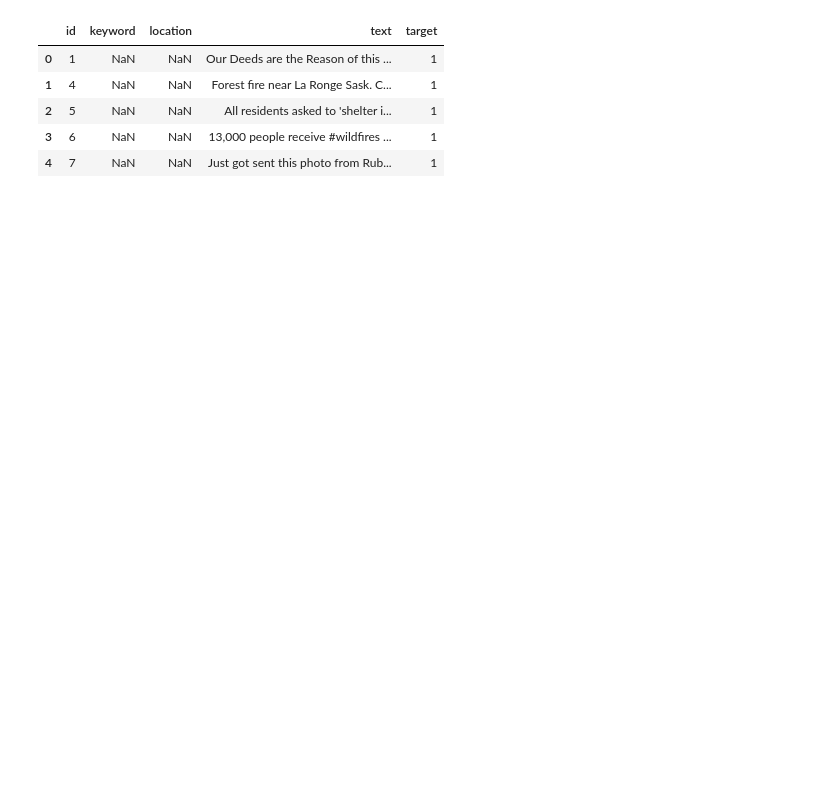
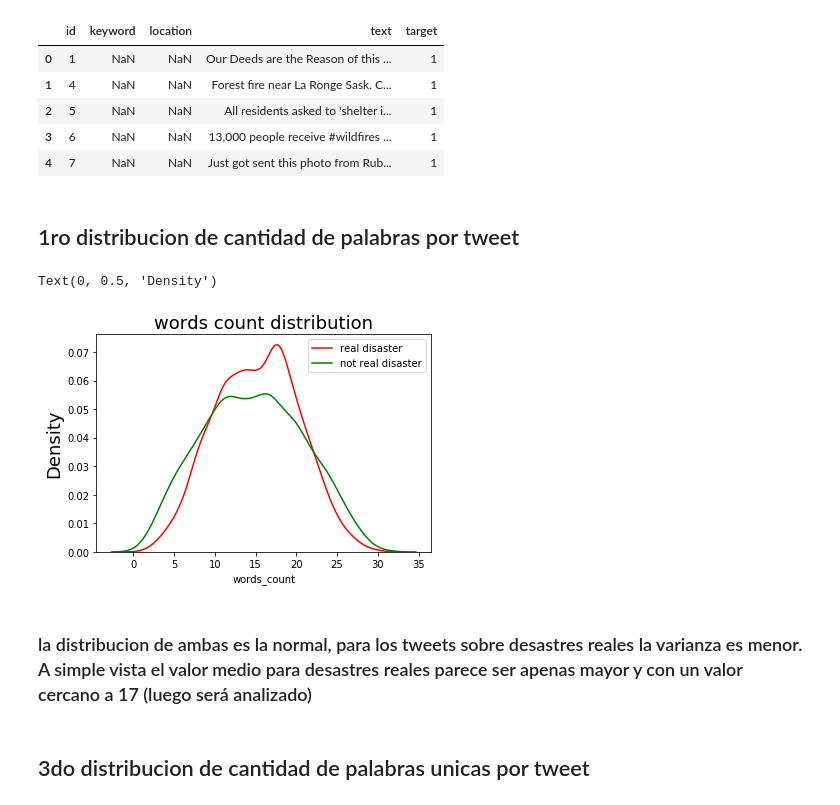
Before and after one commit to AlurrAldrey/OrgaDatosTP, a Jupyter notebook: tp1/unique_words.ipynb, the cells around one changed output. Cells and saved outputs as stored; diff of their text form; code cells hidden in the pictures; blank space fills up the shorter version.

```diff
--- a/tp1/unique_words.ipynb
+++ b/tp1/unique_words.ipynb
@@ -15,3 +15,5 @@ df.head()
 | 2 | 5 | NaN | NaN | All residents asked to 'shelter i... | 1 |
 | 3 | 6 | NaN | NaN | 13,000 people receive #wildfires ... | 1 |
 | 4 | 7 | NaN | NaN | Just got sent this photo from Rub... | 1 |
+# %% [markdown]
+## 1ro distribucion de cantidad de palabras por tweet
@@ -18,2 +22,14 @@ df.head()
+# %%
+g = sns.distplot(df[df['target'] == 1]['words_count'], color = 'red', label = 'real disaster', hist=False)
+g = sns.distplot(df[df['target'] == 0]['words_count'], color = 'green', label = 'not real disaster', hist=False)
+g.set_title("words count distribution", fontsize=18)
+g.set_ylabel("Density", fontsize=18)
+# %% [output]
+Text(0, 0.5, 'Density')
+[figure, added]
+# %% [markdown]
+### la distribucion de ambas es la normal, para los tweets sobre desastres reales la varianza es menor. A simple vista el valor medio para desastres reales parece ser apenas mayor y con un valor cercano a 17 (luego será analizado)
+# %% [markdown]
+## 3do distribucion de cantidad de palabras unicas por tweet
 # %%
 df['unique_words_count'] = df['text'].apply(lambda x: len(set(str(x).split())))
```
Also changed, not shown: parts of 18 cells of this notebook.
